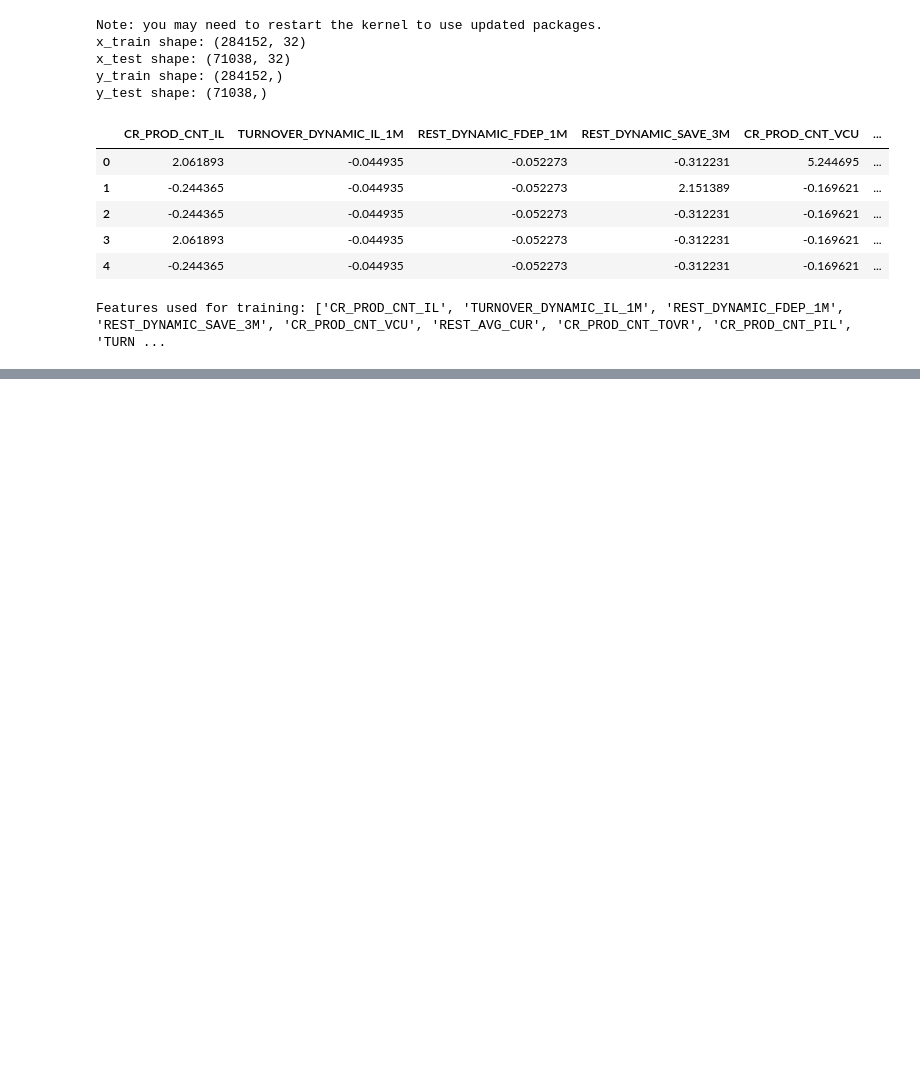
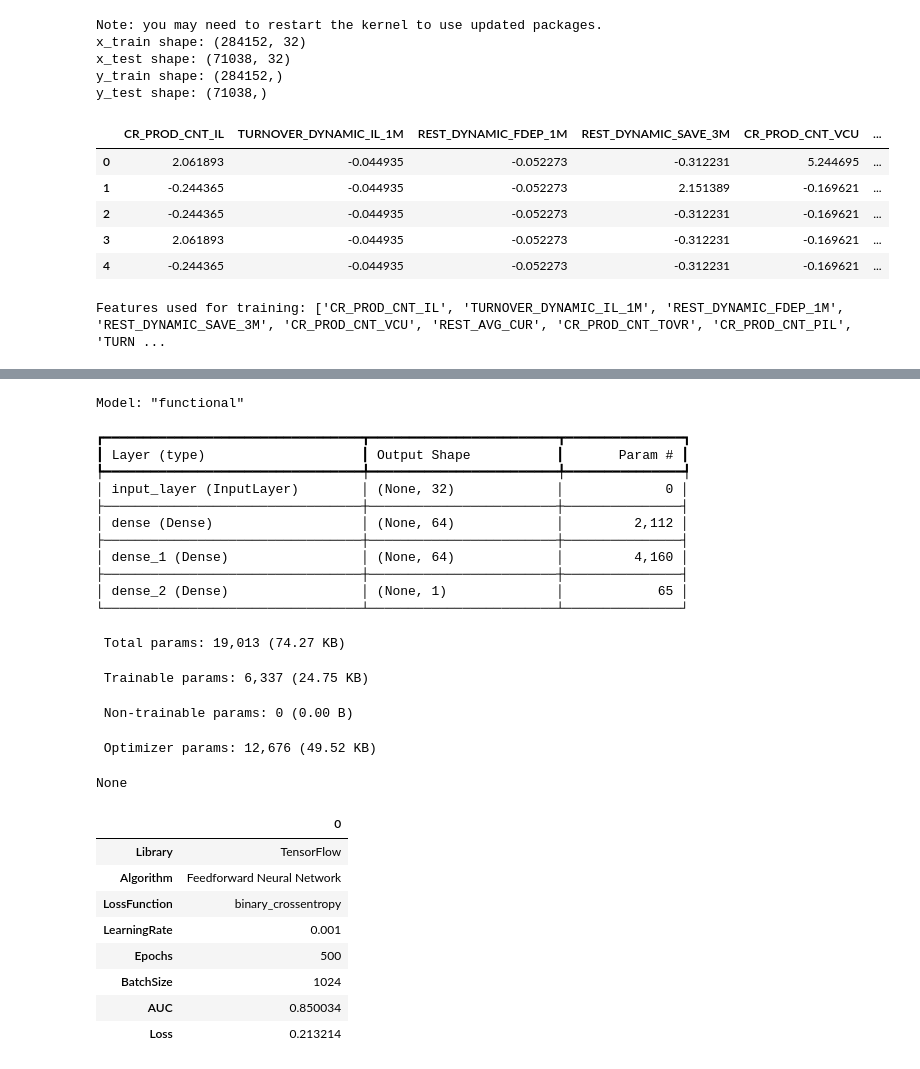
Before and after one commit to mylastresort/churn, a Jupyter notebook: churn_tensorflow.ipynb, the cells around one changed output, grey strips where cells are left out. Cells and saved outputs as stored; diff of their text form; code cells hidden in the pictures; blank space fills up the shorter version.

Commit message:
feat: add predictions on test dataset in csv file from keras model and print model summary in keras/tensorflow notebook

```diff
--- a/churn_tensorflow.ipynb
+++ b/churn_tensorflow.ipynb
@@ -32,6 +32,13 @@ print(f"Features used for training: {x_train.columns.tolist()}")
 Features used for training: ['CR_PROD_CNT_IL', 'TURNOVER_DYNAMIC_IL_1M', 'REST_DYNAMIC_FDEP_1M', 'REST_DYNAMIC_SAVE_3M', 'CR_PROD_CNT_VCU', 'REST_AVG_CUR', 'CR_PROD_CNT_TOVR', 'CR_PROD_CNT_PIL', 'TURN ...
 # %%
 import tensorflow as tf
+
+LIBRARYNAME = "TensorFlow"
+ALGORITHMNAME = "Feedforward Neural Network"
+LOSS_FUNCTION = "binary_crossentropy"
+LEARNING_RATE = 0.001
+EPOCHS = 500
+BATCH_SIZE = 1024
 
 # Define model architecture
 def create_model(input_dim):
@@ -51,8 +58,8 @@ model = create_model(x_train.shape[1])
 
 # Compile model
 model.compile(
-    optimizer=tf.keras.optimizers.Adam(learning_rate=0.001),
-    loss='binary_crossentropy',
+    optimizer=tf.keras.optimizers.Adam(learning_rate=LEARNING_RATE),
+    loss=LOSS_FUNCTION,
     metrics=[tf.keras.metrics.AUC(name='auc')]
 )
 
@@ -74,8 +81,8 @@ class StopAtTargetAUC(tf.keras.callbacks.Callback):
 history = model.fit(
     x_train,
     y_train,
-    epochs=500,
-    batch_size=1024,
+    epochs=EPOCHS,
+    batch_size=BATCH_SIZE,
     callbacks=[StopAtTargetAUC(target_auc=0.85)],
     verbose=1
 )
@@ -109,0 +118,47 @@ Reached target AUC of 0.85! Stopping training.
+# %%
+import pandas as pd
+
+metrics = model.get_metrics_result()
+
+LOSS = metrics["loss"]
+AUC = metrics["auc"]
+
+print(model.summary())
+
+pd.DataFrame({
+    'Library': [LIBRARYNAME],
+    'Algorithm': [ALGORITHMNAME],
+    'LossFunction': [LOSS_FUNCTION],
+    'LearningRate': [LEARNING_RATE],
+    'Epochs': [EPOCHS],
+    'BatchSize': [BATCH_SIZE],
+    'AUC': [AUC],
+    'Loss': [LOSS]
+}).T
+# %% [output]
+Model: "functional"
+┏━━━━━━━━━━━━━━━━━━━━━━━━━━━━━━━━━┳━━━━━━━━━━━━━━━━━━━━━━━━┳━━━━━━━━━━━━━━━┓
+┃ Layer (type)                    ┃ Output Shape           ┃       Param # ┃
+┡━━━━━━━━━━━━━━━━━━━━━━━━━━━━━━━━━╇━━━━━━━━━━━━━━━━━━━━━━━━╇━━━━━━━━━━━━━━━┩
+│ input_layer (InputLayer)        │ (None, 32)             │             0 │
+├─────────────────────────────────┼────────────────────────┼───────────────┤
+│ dense (Dense)                   │ (None, 64)             │         2,112 │
+├─────────────────────────────────┼────────────────────────┼───────────────┤
+│ dense_1 (Dense)                 │ (None, 64)             │         4,160 │
+├─────────────────────────────────┼────────────────────────┼───────────────┤
+│ dense_2 (Dense)                 │ (None, 1)              │            65 │
+└─────────────────────────────────┴────────────────────────┴───────────────┘
+ Total params: 19,013 (74.27 KB)
+ Trainable params: 6,337 (24.75 KB)
+ Non-trainable params: 0 (0.00 B)
+ Optimizer params: 12,676 (49.52 KB)
+None
+|  | 0 |
+| Library | TensorFlow |
+| Algorithm | Feedforward Neural Network |
+| LossFunction | binary_crossentropy |
+| LearningRate | 0.001 |
+| Epochs | 500 |
+| BatchSize | 1024 |
+| AUC | 0.850034 |
+| Loss | 0.213214 |
```
Also changed, not shown: parts of 1 cell of this notebook, 3 other files.
